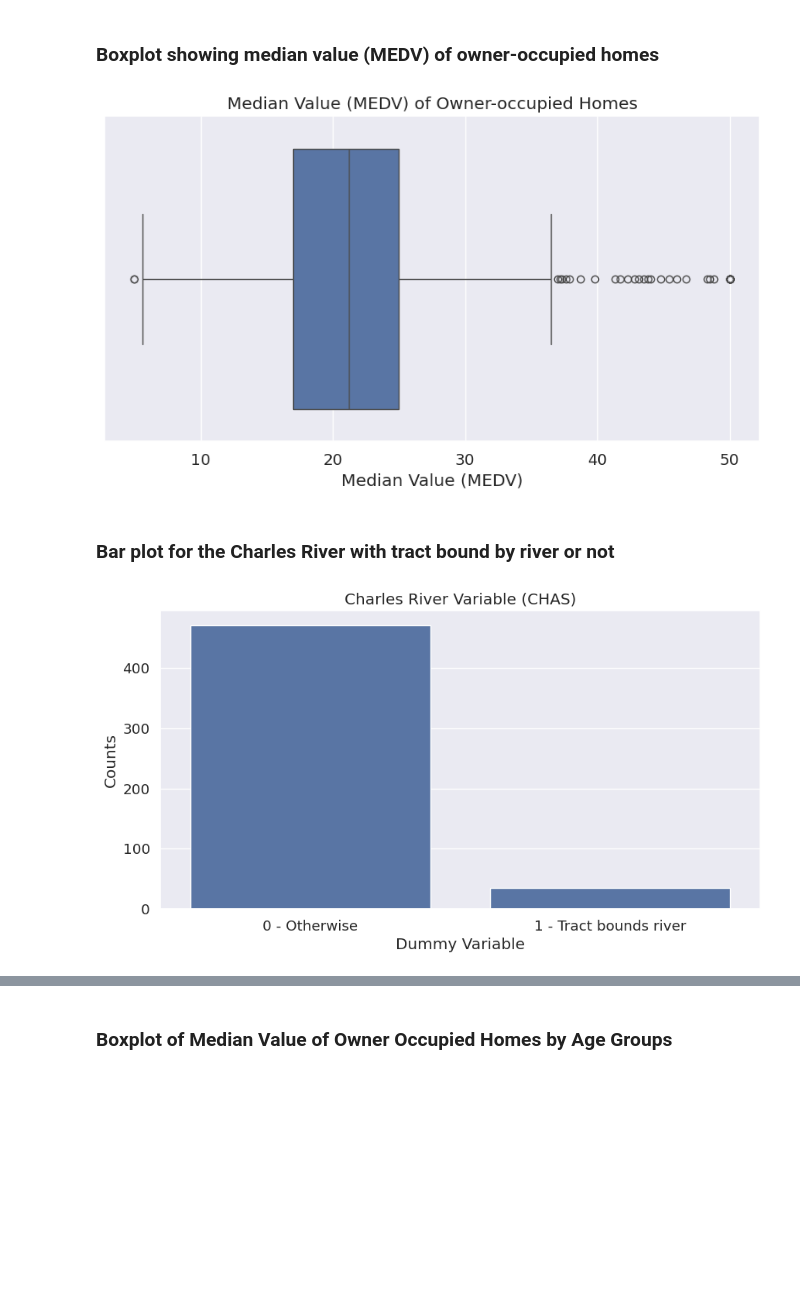
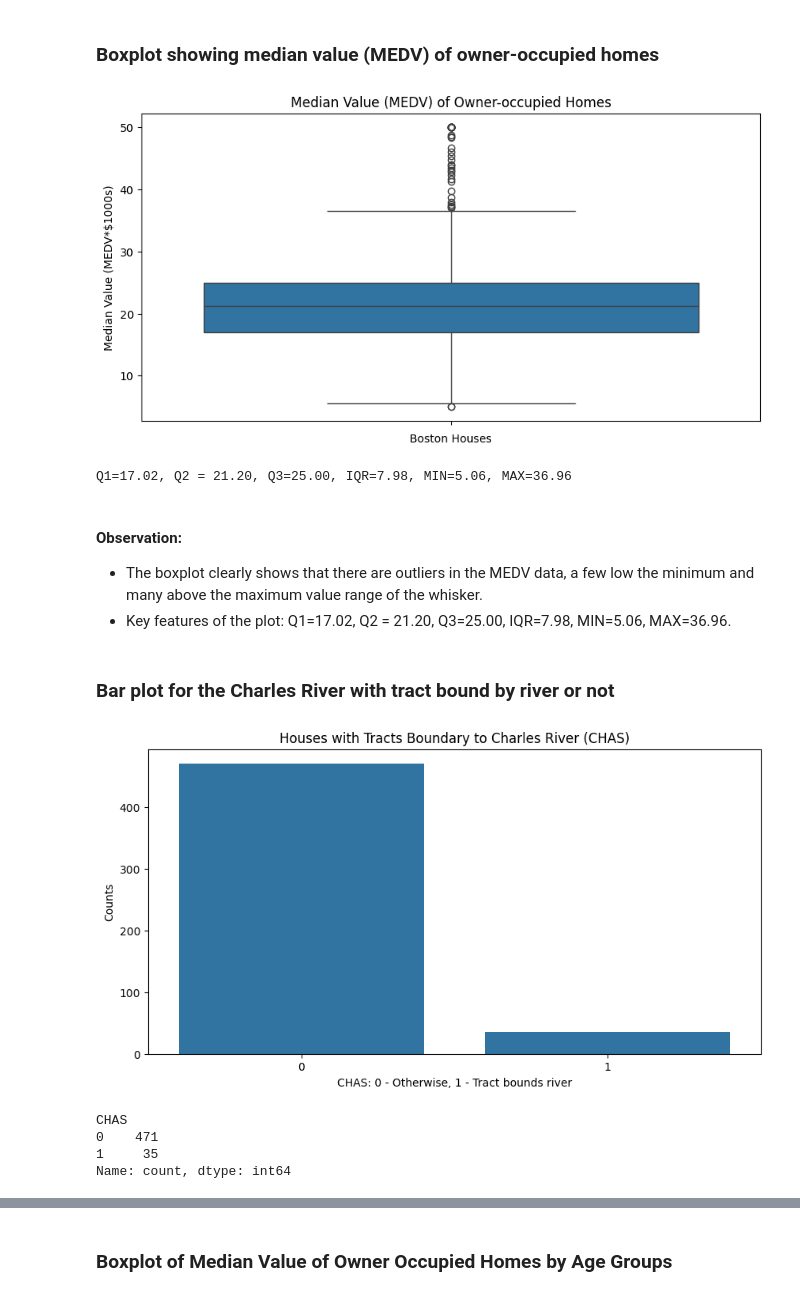
Before and after one commit to Doctoroma/IBMDS_OMA, a Jupyter notebook: DS Statistics with Python_Peer_Graded_Assignment_OMA.jupyterlite.ipynb, the cells around one changed output, grey strips where cells are left out. Cells and saved outputs as stored; diff of their text form; code cells hidden in the pictures; blank space fills up the shorter version.

```diff
--- a/DS Statistics with Python_Peer_Graded_Assignment_OMA.jupyterlite.ipynb
+++ b/DS Statistics with Python_Peer_Graded_Assignment_OMA.jupyterlite.ipynb
@@ -203,13 +213,30 @@ plt.show()
 # %%
 # Create boxplot
 
 plt.figure(figsize=(10,5))
-sns.boxplot(x=df.MEDV)
+sns.boxplot(y=df.MEDV)
 plt.title("Median Value (MEDV) of Owner-occupied Homes")
-plt.xlabel('Median Value (MEDV)')
+plt.xlabel('Boston Houses')
+plt.ylabel('Median Value (MEDV*$1000s)')
 plt.show()
 # %% [output]
-[figure, old version]
+[figure, new version]
+# %%
+# Key descriptive statistics from the boxplot
+q1 = df['MEDV'].quantile(0.25)
+q2 = df['MEDV'].median()
+q3 = df['MEDV'].quantile(0.75)
+iqr = q3 - q1
+min = q1 - 1.5 * iqr
+max = q3 + 1.5 * iqr
+
+print(f"Q1={q1:.2f}, Q2 = {q2:.2f}, Q3={q3:.2f}, IQR={iqr:.2f}, MIN={min:.2f}, MAX={max:.2f}")
+# %% [output]
+Q1=17.02, Q2 = 21.20, Q3=25.00, IQR=7.98, MIN=5.06, MAX=36.96
+# %% [markdown]
+#### Observation:
+* The boxplot clearly shows that there are outliers in the MEDV data, a few low the minimum and many above the maximum value range of the whisker.
+* Key features of the plot: Q1=17.02, Q2 = 21.20, Q3=25.00, IQR=7.98, MIN=5.06, MAX=36.96.
 # %% [markdown]
 ### Bar plot for the Charles River with tract bound by river or not
 # %%
@@ -220,14 +247,21 @@ plt.figure(figsize=(10,5))
 sns.countplot(x='CHAS', data=df)
 
 # Replace numeric X-axis values with names
-plt.xticks(ticks=[0, 1], labels=['0 - Otherwise', '1 - Tract bounds river'])
+plt.xticks(ticks=[0, 1], labels=['0', '1'])
 
 # Add labels and title
-plt.title('Charles River Variable (CHAS)')
-plt.xlabel('Dummy Variable')
+plt.title('Houses with Tracts Boundary to Charles River (CHAS)')
+plt.xlabel('CHAS: 0 - Otherwise, 1 - Tract bounds river')
 plt.ylabel('Counts')
 
 # Show plot
 plt.show()
 # %% [output]
-[figure, old version]
+[figure, new version]
+# %%
+df['CHAS'].value_counts()
+# %% [output]
+CHAS
+0    471
+1     35
+Name: count, dtype: int64
```
Also changed, not shown: parts of 8 cells of this notebook.
